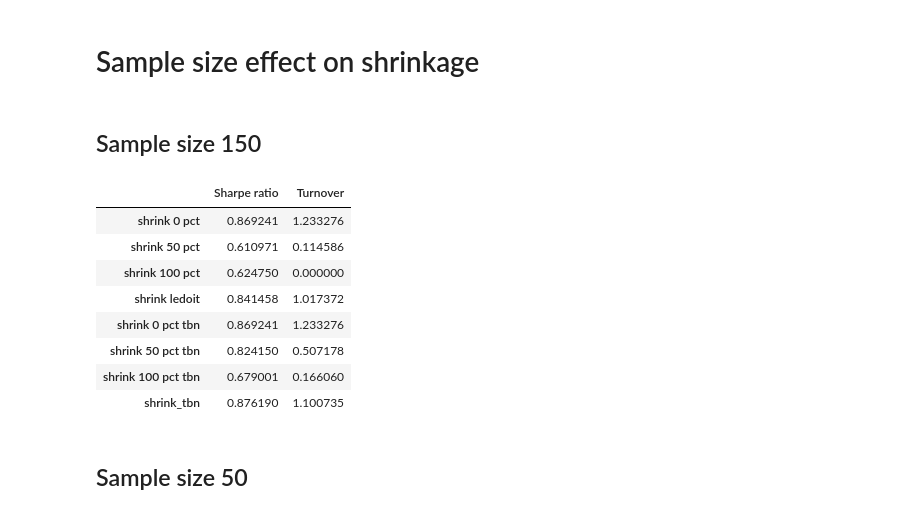
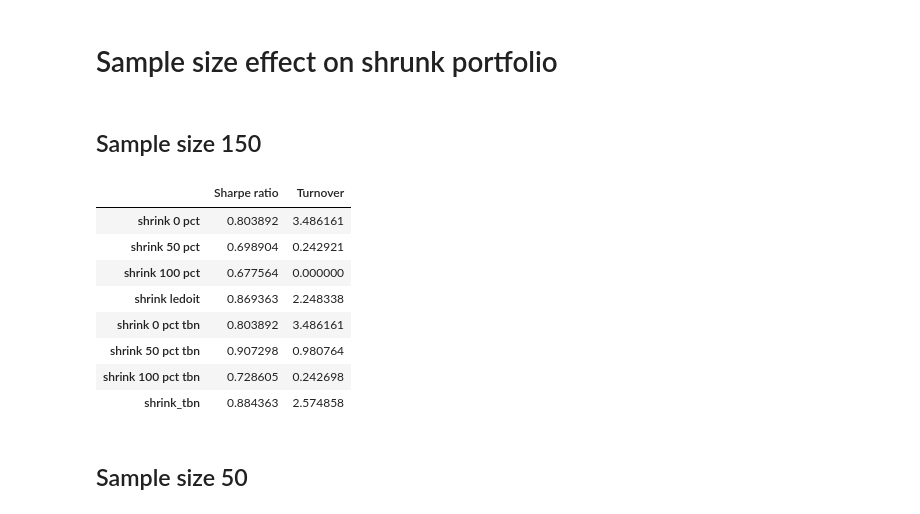
Before and after one commit to ChengLuFred/Portfolio-Selection-via-TBN, a Jupyter notebook: codes/experiment/backtest.ipynb, the cells around one changed output. Cells and saved outputs as stored; diff of their text form; code cells hidden in the pictures.

```diff
--- a/codes/experiment/backtest.ipynb
+++ b/codes/experiment/backtest.ipynb
@@ -12,5 +14,5 @@ import pandas as pd
 # %% [markdown]
-# Sample size effect on shrinkage
+# Sample size effect on shrunk portfolio
 # %%
 def get_backtesting_performance_vector(strategy_object: object) -> np.array:
     '''
@@ -36,38 +37,40 @@ def get_backtesting_performance_vector(strategy_object: object) -> np.array:
 ## Sample size 150
 # %%
 # strategy agents
-shrink_0_pct = Shrink_0()
-shrink_50_pct = Shrink_50()
-shrink_100_pct = Shrink_100()
-shrink_ledoit = Linear_shrink_ledoit()
+sample_size = 150
+shrink_0_pct = Shrink_0(sample_size)
+shrink_50_pct = Shrink_50(sample_size)
+shrink_100_pct = Shrink_100(sample_size)
+shrink_ledoit = Linear_shrink_ledoit(sample_size)
 
-shrink_0_pct_tbn = Shrink_0_tbn()
-shrink_50_pct_tbn = Shrink_50_tbn()
-shrink_100_pct_tbn = Shrink_100_tbn()
-shrink_tbn = Linear_shrink_tbn()
+shrink_0_pct_tbn = Shrink_0_tbn(sample_size)
+shrink_50_pct_tbn = Shrink_50_tbn(sample_size)
+shrink_100_pct_tbn = Shrink_100_tbn(sample_size)
+shrink_tbn = Linear_shrink_tbn(sample_size)
 
 # strategy vector
 strategy_dict = {'shrink 0 pct': shrink_0_pct,
                        'shrink 50 pct': shrink_50_pct,
                        'shrink 100 pct': shrink_100_pct,
                        'shrink ledoit': shrink_ledoit,
                        'shrink 0 pct tbn': shrink_0_pct_tbn,
                        'shrink 50 pct tbn': shrink_50_pct_tbn,
                        'shrink 100 pct tbn': shrink_100_pct_tbn,
                        'shrink_tbn': shrink_tbn
 }
+
+# backtest strategies
+backtest_performance_dict = {strategy_name: get_backtesting_performance_vector(strategy) for strategy_name, strategy in strategy_dict.items()}
+backtest_performance_df = pd.DataFrame(backtest_performance_dict).T
+backtest_performance_df.columns = ['Sharpe ratio', 'Turnover']
+backtest_performance_df
+# %% [output]
+|  | Sharpe ratio | Turnover |
+| shrink 0 pct | 0.803892 | 3.486161 |
+| shrink 50 pct | 0.698904 | 0.242921 |
+| shrink 100 pct | 0.677564 | 0.000000 |
+| shrink ledoit | 0.869363 | 2.248338 |
+| shrink 0 pct tbn | 0.803892 | 3.486161 |
+| shrink 50 pct tbn | 0.907298 | 0.980764 |
+| shrink 100 pct tbn | 0.728605 | 0.242698 |
+| shrink_tbn | 0.884363 | 2.574858 |
-# %%
-backtest_performance_dict = {strategy_name: get_backtesting_performance_vector(strategy) for strategy_name, strategy in strategy_dict.items()}
-backtest_performance_df = pd.DataFrame(backtest_performance_dict).T
-backtest_performance_df.columns = ['Sharpe ratio', 'Turnover']
-backtest_performance_df
-# %% [output]
-|  | Sharpe ratio | Turnover |
-| shrink 0 pct | 0.869241 | 1.233276 |
-| shrink 50 pct | 0.610971 | 0.114586 |
-| shrink 100 pct | 0.624750 | 0.000000 |
-| shrink ledoit | 0.841458 | 1.017372 |
-| shrink 0 pct tbn | 0.869241 | 1.233276 |
-| shrink 50 pct tbn | 0.824150 | 0.507178 |
-| shrink 100 pct tbn | 0.679001 | 0.166060 |
-| shrink_tbn | 0.876190 | 1.100735 |
```
Also changed, not shown: parts of 6 cells of this notebook, 1 other file.
